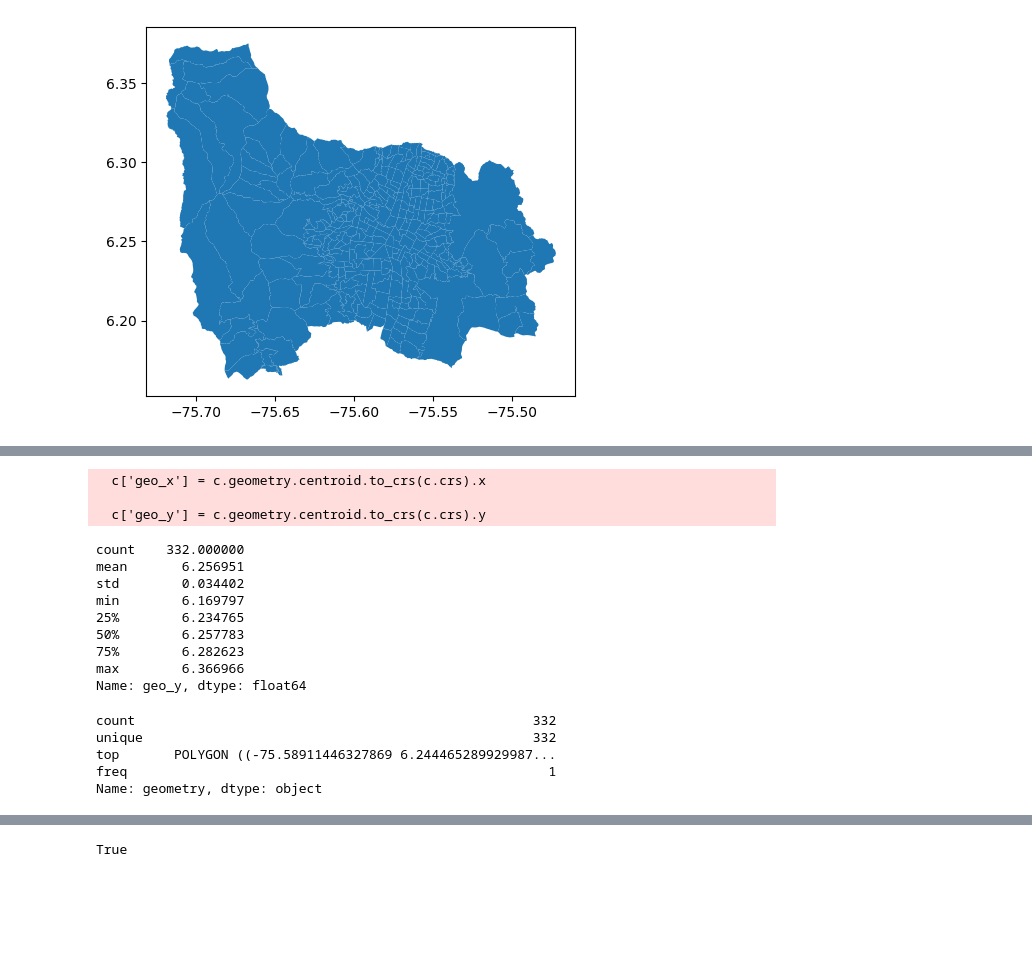
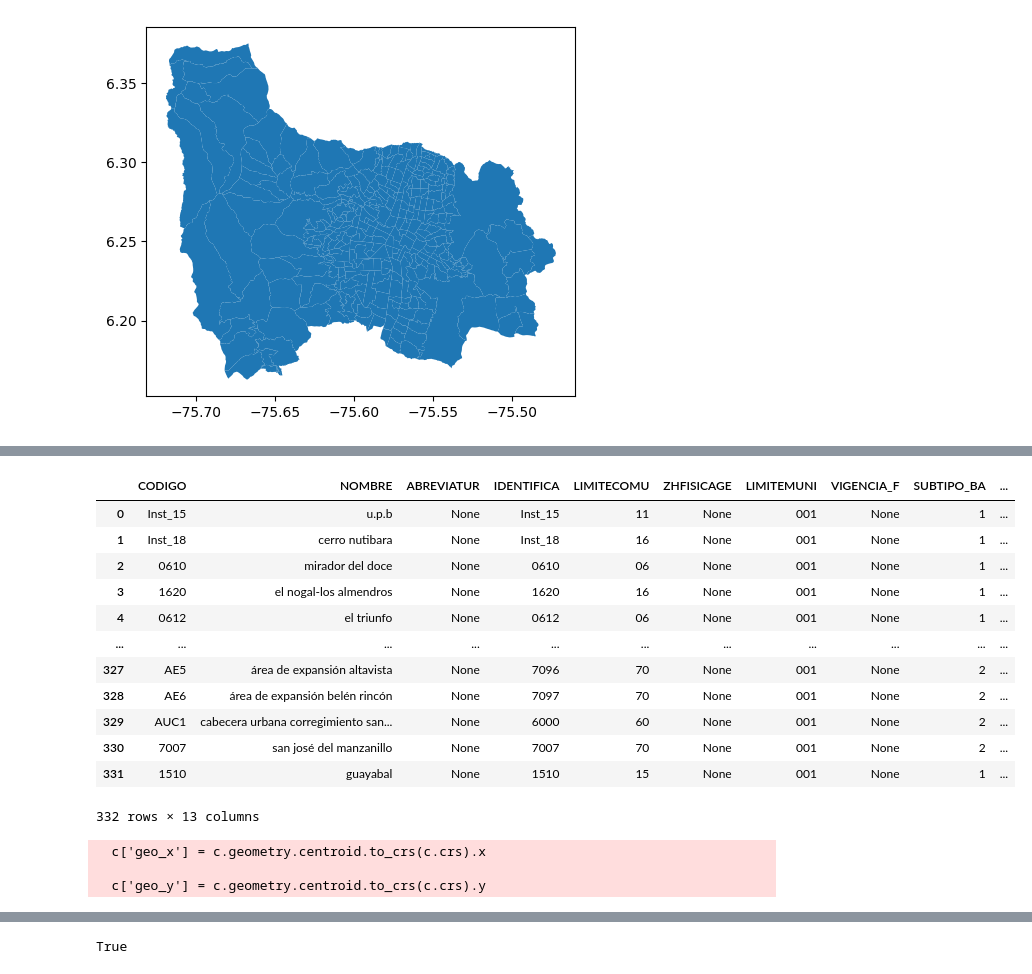
Before and after one commit to roman-correa/news, a Jupyter notebook: new_scraper.ipynb, the cells around one changed output, grey strips where cells are left out. Saved outputs shown, nothing was run; the diff lists cells and outputs as text; code cells hidden in the pictures; blank space fills up the shorter version.

```diff
--- a/new_scraper.ipynb
+++ b/new_scraper.ipynb
@@ -297,28 +215,0 @@ Datum: World Geodetic System 1984 ensemble
-# %%
-c['geo_x'] = c.geometry.centroid.to_crs(c.crs).x
-c['geo_y'] = c.geometry.centroid.to_crs(c.crs).y
-# %% [output]
-  c['geo_x'] = c.geometry.centroid.to_crs(c.crs).x
-
-  c['geo_y'] = c.geometry.centroid.to_crs(c.crs).y
-# %%
-c['geo_y'].describe()
-# %% [output]
-count    332.000000
-mean       6.256951
-std        0.034402
-min        6.169797
-25%        6.234765
-50%        6.257783
-75%        6.282623
-max        6.366966
-Name: geo_y, dtype: float64
-# %%
-c_df = pd.DataFrame(c)
-c_df['geometry'].describe()
-# %% [output]
-count                                                   332
-unique                                                  332
-top       POLYGON ((-75.58911446327869 6.244465289929987...
-freq                                                      1
-Name: geometry, dtype: object
@@ -329,0 +216,26 @@ df_venta = df_venta[df_venta['longitud'] != 0]
+# %%
+c['NOMBRE'] = c['NOMBRE'].str.lower()
+c
+# %% [output]
+|  | CODIGO | NOMBRE | ABREVIATUR | IDENTIFICA | LIMITECOMU | ZHFISICAGE | LIMITEMUNI | VIGENCIA_F | SUBTIPO_BA | ... |
+| 0 | Inst_15 | u.p.b | None | Inst_15 | 11 | None | 001 | None | 1 | ... |
+| 1 | Inst_18 | cerro nutibara | None | Inst_18 | 16 | None | 001 | None | 1 | ... |
+| 2 | 0610 | mirador del doce | None | 0610 | 06 | None | 001 | None | 1 | ... |
+| 3 | 1620 | el nogal-los almendros | None | 1620 | 16 | None | 001 | None | 1 | ... |
+| 4 | 0612 | el triunfo | None | 0612 | 06 | None | 001 | None | 1 | ... |
+| ... | ... | ... | ... | ... | ... | ... | ... | ... | ... | ... |
+| 327 | AE5 | área de expansión altavista | None | 7096 | 70 | None | 001 | None | 2 | ... |
+| 328 | AE6 | área de expansión belén rincón | None | 7097 | 70 | None | 001 | None | 2 | ... |
+| 329 | AUC1 | cabecera urbana corregimiento san... | None | 6000 | 60 | None | 001 | None | 2 | ... |
+| 330 | 7007 | san josé del manzanillo | None | 7007 | 70 | None | 001 | None | 2 | ... |
+| 331 | 1510 | guayabal | None | 1510 | 15 | None | 001 | None | 1 | ... |
+332 rows × 13 columns
+# %%
+df_arriendo['longitud'].iloc[0]
+c['geo_x'] = c.geometry.centroid.to_crs(c.crs).x
+c['geo_x'].min()
+c['geo_y'] = c.geometry.centroid.to_crs(c.crs).y
+# %% [output]
+  c['geo_x'] = c.geometry.centroid.to_crs(c.crs).x
+
+  c['geo_y'] = c.geometry.centroid.to_crs(c.crs).y
```
Also changed, not shown: parts of 16 cells of this notebook, 3 other files.
